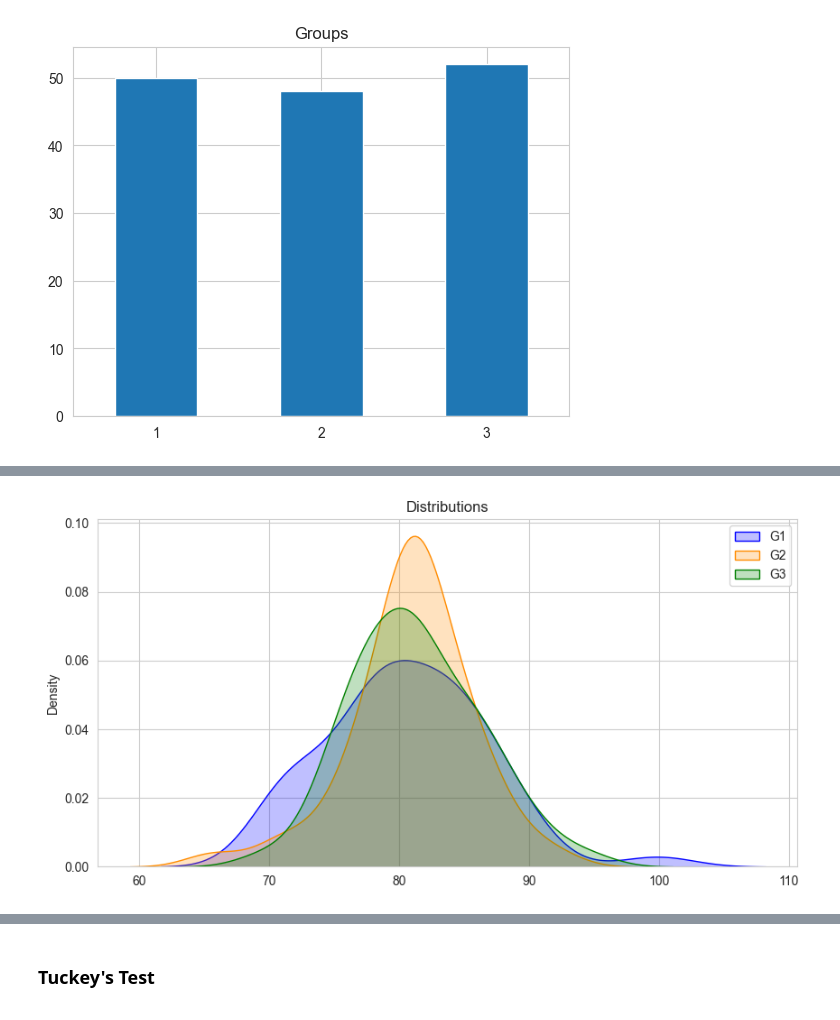
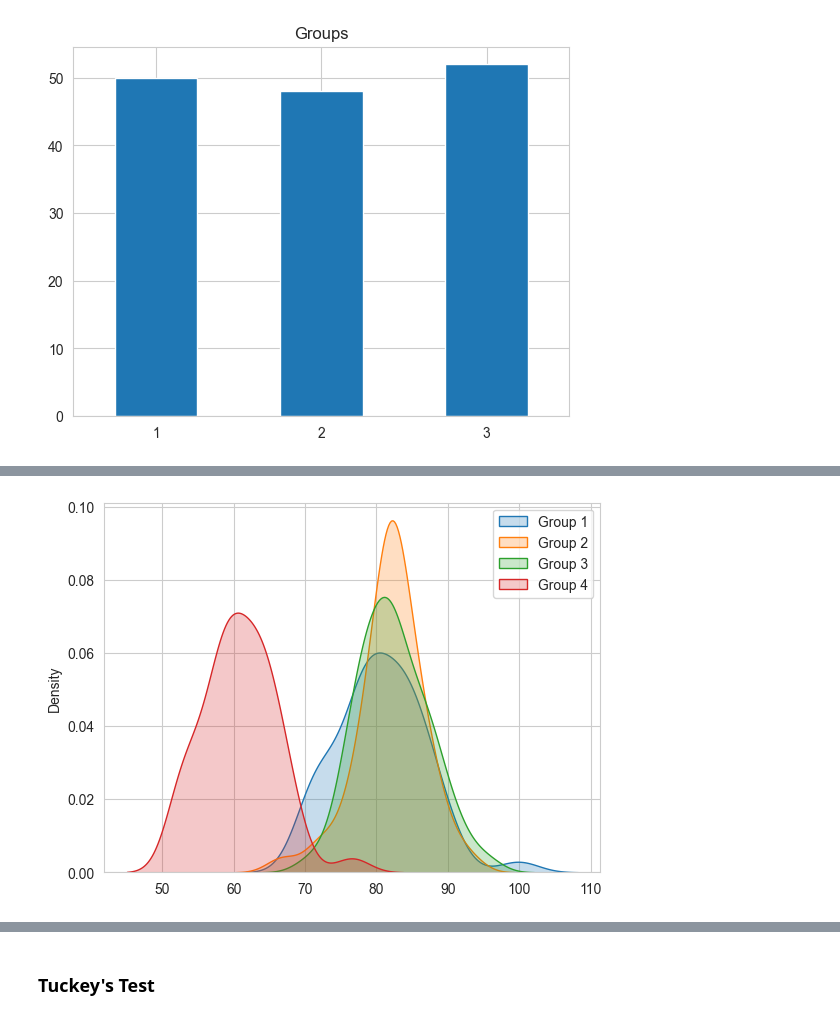
Before and after one commit to Goliath-Research/Computational-Statistics, a Jupyter notebook: 04-Inferential Statistics/09-ANOVA.ipynb, the cells around one changed output, grey strips where cells are left out. Drawn from its saved outputs; the diff is of its cells as text; code cells hidden in the pictures.

```diff
--- a/04-Inferential Statistics/09-ANOVA.ipynb
+++ b/04-Inferential Statistics/09-ANOVA.ipynb
@@ -30,7 +30,6 @@ from scipy import stats as st
 # %%
 # Set the random number generator to a fixed sequence.
 np.random.seed(50)
+g1_grades = np.random.normal(80, 6, size=50)
+g2_grades = np.random.normal(82, 4, size=48)
+g3_grades = np.random.normal(83, 5, size=52)
-# %%
-g1_grades = np.random.normal(80, 6, size=50)
-g2_grades = np.random.normal(81, 4, size=48)
-g3_grades = np.random.normal(82, 5, size=52)
@@ -126,0 +111,4 @@ sns.catplot(data=data, x='Group', y='Grades', kind='violin');
+# %%
+# Creating another variable with g4_grades
+np.random.seed(50)
+g4_grades = np.random.normal(60, 5, size=44)
@@ -127,9 +127,8 @@ sns.catplot(data=data, x='Group', y='Grades', kind='violin');
 # %%
-plt.figure(figsize=(10,5))
-ax = sns.kdeplot(x=g1_grades, fill=True, color='blue',       label='G1')
-ax = sns.kdeplot(x=g2_grades, fill=True, color='darkorange', label='G2')
-ax = sns.kdeplot(x=g3_grades, fill=True, color='green',      label='G3')
-ax.set(title='Distributions');
+sns.kdeplot(g1_grades, fill = True, label="Group 1")
+sns.kdeplot(g2_grades, fill = True, label="Group 2")
+sns.kdeplot(g3_grades, fill = True, label="Group 3")
+sns.kdeplot(g4_grades, fill = True, label="Group 4")
 plt.legend();
 # %% [output]
-[figure, old version]
+[figure, new version]
```
Also changed, not shown: parts of 51 cells of this notebook, 5 other files.
